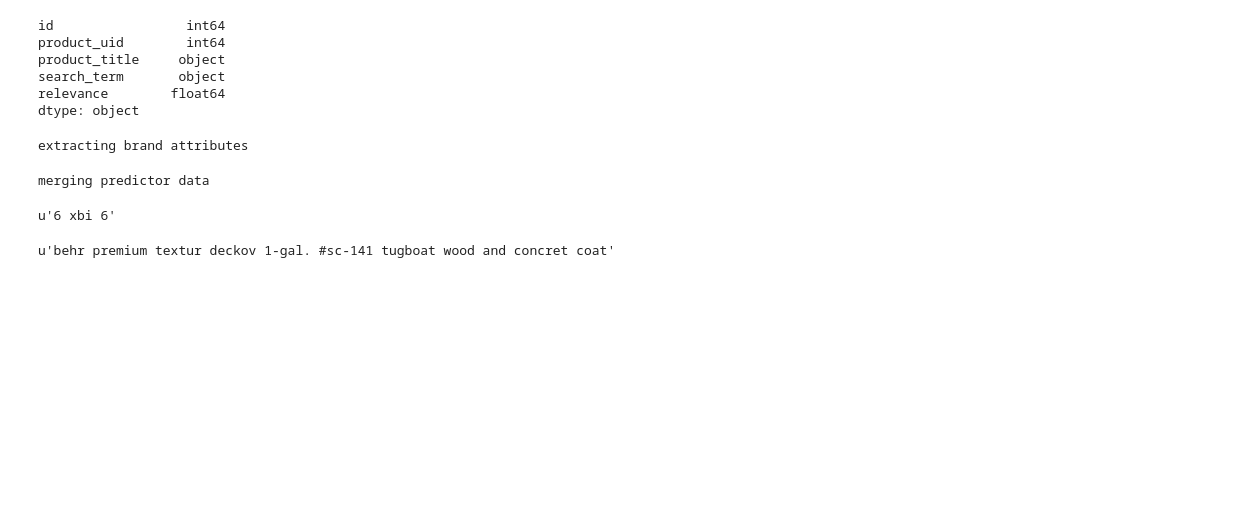
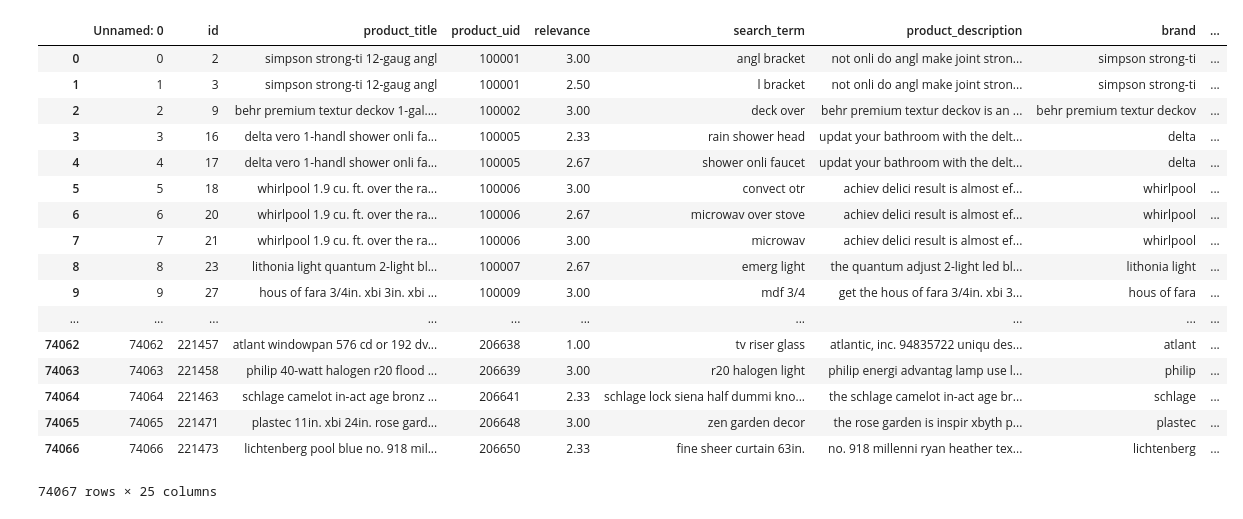
Before and after one commit to rupchap/homedepot, a Jupyter notebook: testing.ipynb, the cells around one changed output. Drawn from its saved outputs; the diff is of its cells as text; code cells hidden in the pictures; blank space fills up the shorter version.

Commit message:
add tfidf similarities

```diff
--- a/testing.ipynb
+++ b/testing.ipynb
@@ -10,0 +9,5 @@ importing data
+# %%
+# or just load preprocessed
+print('loading preprocessed data')
+df_train = pd.read_csv('data/train_processed.csv')
+df_test = pd.read_csv('data/test_processed.csv')
@@ -10,0 +26,3 @@ importing data
+# %%
+tfidf = TfidfVectorizer()
+tfidf.fit(pd.concat((df_train, df_test))['product_title'])
@@ -11,21 +37,26 @@ importing data
+# %%
+pt = tfidf.transform(df_train['product_title'])
+st = tfidf.transform(df_train['search_term'])
+# %%
+df_train['pt_similarity']=(pt*st.T).diagonal()
 # %%
-df_train.dtypes
+df_train
 # %% [output]
+|  | Unnamed: 0 | id | product_title | product_uid | relevance | search_term | product_description | brand | ... |
+| 0 | 0 | 2 | simpson strong-ti 12-gaug angl | 100001 | 3.00 | angl bracket | not onli do angl make joint stron... | simpson strong-ti | ... |
+| 1 | 1 | 3 | simpson strong-ti 12-gaug angl | 100001 | 2.50 | l bracket | not onli do angl make joint stron... | simpson strong-ti | ... |
+| 2 | 2 | 9 | behr premium textur deckov 1-gal.... | 100002 | 3.00 | deck over | behr premium textur deckov is an ... | behr premium textur deckov | ... |
+| 3 | 3 | 16 | delta vero 1-handl shower onli fa... | 100005 | 2.33 | rain shower head | updat your bathroom with the delt... | delta | ... |
+| 4 | 4 | 17 | delta vero 1-handl shower onli fa... | 100005 | 2.67 | shower onli faucet | updat your bathroom with the delt... | delta | ... |
+| 5 | 5 | 18 | whirlpool 1.9 cu. ft. over the ra... | 100006 | 3.00 | convect otr | achiev delici result is almost ef... | whirlpool | ... |
+| 6 | 6 | 20 | whirlpool 1.9 cu. ft. over the ra... | 100006 | 2.67 | microwav over stove | achiev delici result is almost ef... | whirlpool | ... |
+| 7 | 7 | 21 | whirlpool 1.9 cu. ft. over the ra... | 100006 | 3.00 | microwav | achiev delici result is almost ef... | whirlpool | ... |
+| 8 | 8 | 23 | lithonia light quantum 2-light bl... | 100007 | 2.67 | emerg light | the quantum adjust 2-light led bl... | lithonia light | ... |
+| 9 | 9 | 27 | hous of fara 3/4in. xbi 3in. xbi ... | 100009 | 3.00 | mdf 3/4 | get the hous of fara 3/4in. xbi 3... | hous of fara | ... |
+| ... | ... | ... | ... | ... | ... | ... | ... | ... | ... |
+| 74062 | 74062 | 221457 | atlant windowpan 576 cd or 192 dv... | 206638 | 1.00 | tv riser glass | atlantic, inc. 94835722 uniqu des... | atlant | ... |
+| 74063 | 74063 | 221458 | philip 40-watt halogen r20 flood ... | 206639 | 3.00 | r20 halogen light | philip energi advantag lamp use l... | philip | ... |
+| 74064 | 74064 | 221463 | schlage camelot in-act age bronz ... | 206641 | 2.33 | schlage lock siena half dummi kno... | the schlage camelot in-act age br... | schlage | ... |
+| 74065 | 74065 | 221471 | plastec 11in. xbi 24in. rose gard... | 206648 | 3.00 | zen garden decor | the rose garden is inspir xbyth p... | plastec | ... |
+| 74066 | 74066 | 221473 | lichtenberg pool blue no. 918 mil... | 206650 | 2.33 | fine sheer curtain 63in. | no. 918 millenni ryan heather tex... | lichtenberg | ... |
-id                 int64
-product_uid        int64
-product_title     object
-search_term       object
-relevance        float64
-dtype: object
+74067 rows × 25 columns
-# %%
-print('extracting brand attributes')
-df_brand = df_attr[df_attr.name == "MFG Brand Name"][["product_uid", "value"]].rename(columns={"value": "brand"})
-# %% [output]
-extracting brand attributes
-# %%
-print('merging predictor data')
-df_all = pd.concat((df_train, df_test), axis=0, ignore_index=True)
-df_all = pd.merge(df_all, df_pro_desc, how='left', on='product_uid')
-df_all = pd.merge(df_all, df_brand, how='left', on='product_uid')
-# %% [output]
-merging predictor data
@@ -88,8 +62,0 @@ def str_stem(s):
-# %%
-str_stem('6x6')
-# %% [output]
-u'6 xbi 6'
-# %%
-str_stem(df_all['product_title'][2])
-# %% [output]
-u'behr premium textur deckov 1-gal. #sc-141 tugboat wood and concret coat'
```
Also changed, not shown: parts of 15 cells of this notebook, 3 other files.
